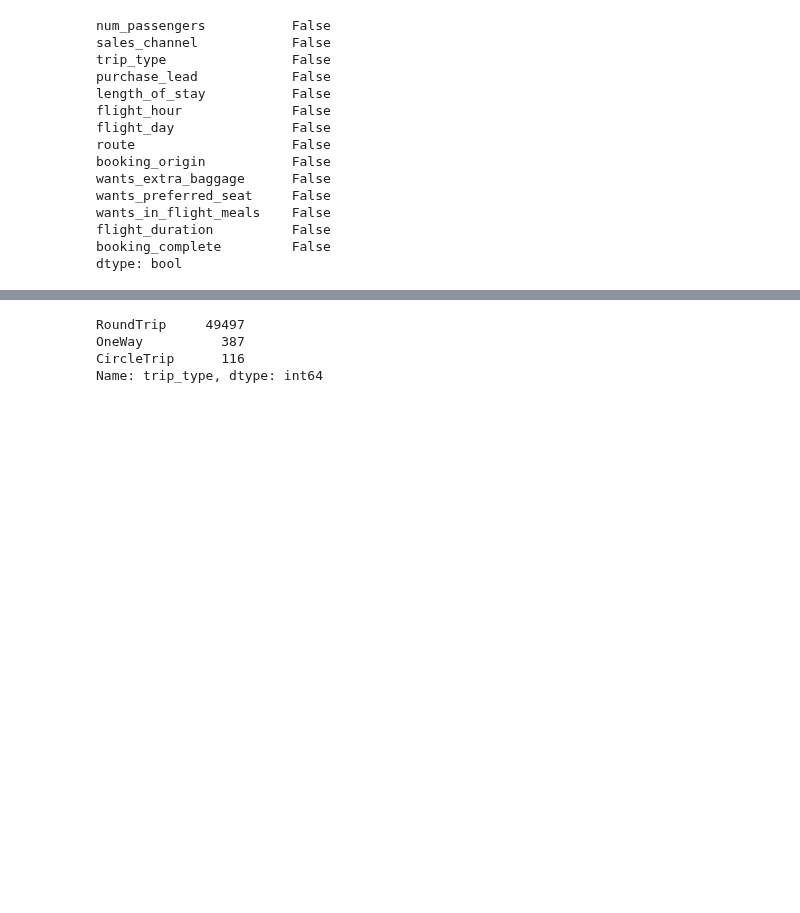
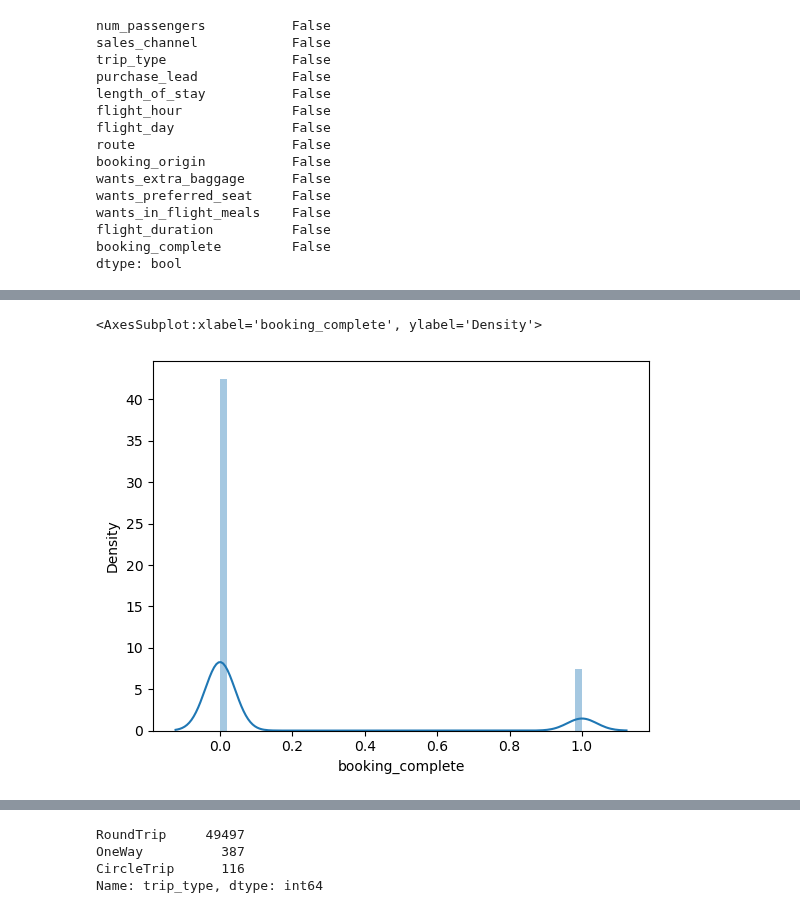
Before and after one commit to kintan-pitaloka/BACustomerBehaviour, a Jupyter notebook: PredictingCustomersBehaviour.ipynb, the cells around one changed output, grey strips where cells are left out. Drawn from its saved outputs; the diff is of its cells as text; code cells hidden in the pictures; blank space fills up the shorter version.

```diff
--- a/PredictingCustomersBehaviour.ipynb
+++ b/PredictingCustomersBehaviour.ipynb
@@ -109,0 +126,5 @@ Name: sales_channel, dtype: int64
+# %%
+sns.distplot(df_cust['booking_complete'])
+# %% [output]
+<AxesSubplot:xlabel='booking_complete', ylabel='Density'>
+[figure, added]
```
Also changed, not shown: parts of 17 cells of this notebook.
